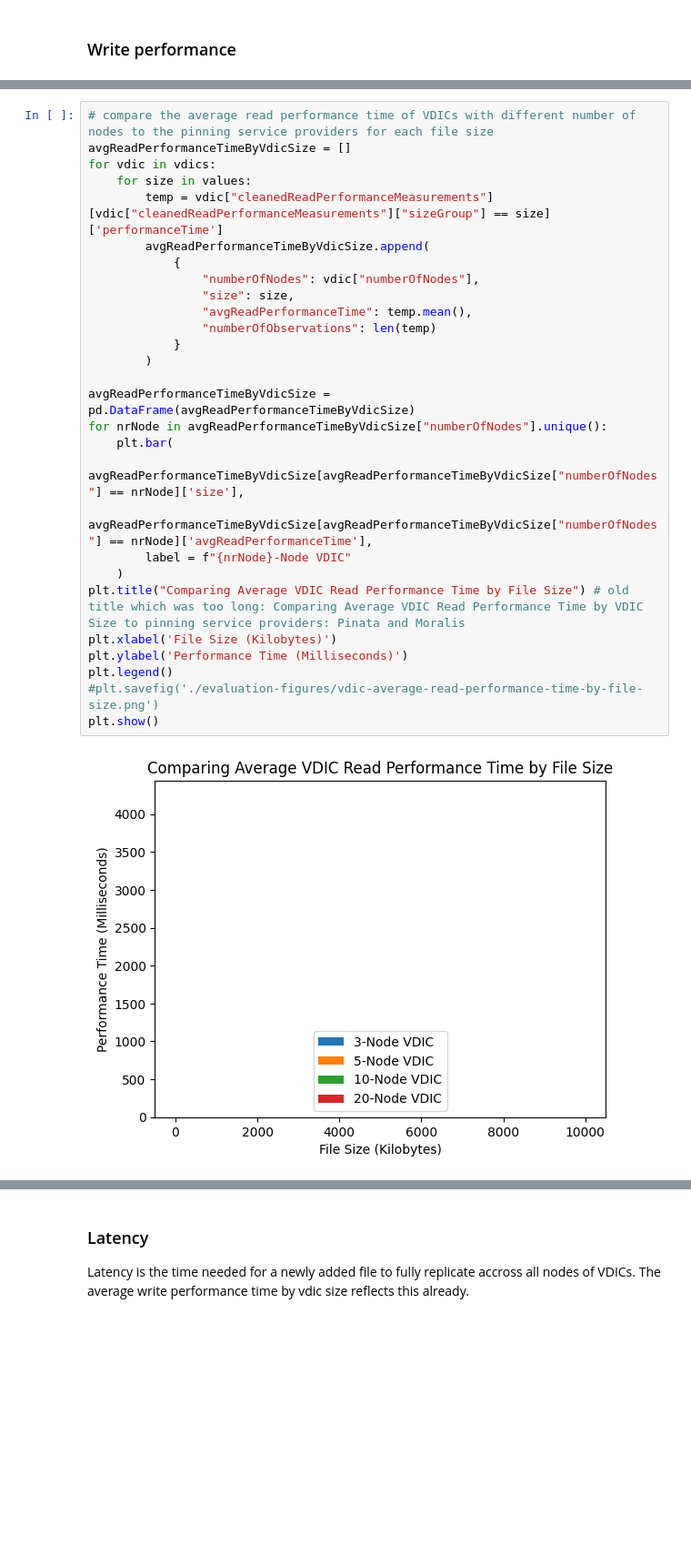
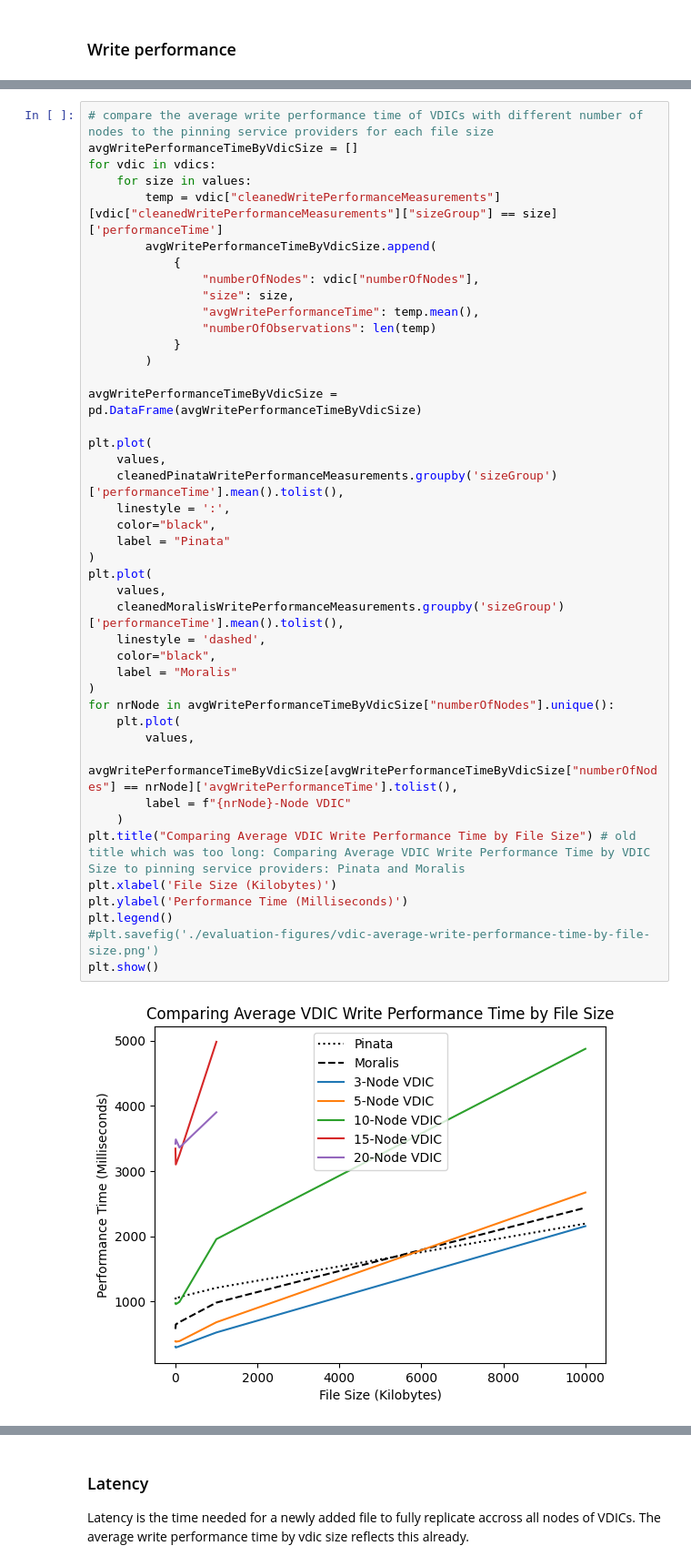
Before and after one commit to sid030sid/evaluation-vdic, a Jupyter notebook: evaluation.ipynb, the cells around one changed output, grey strips where cells are left out. Shown: that part at 91% size. Cells and saved outputs as stored; diff of their text form; blank space fills up the shorter version.

Commit message:
re-run test for 15-node vdic, and re-did evaluation

```diff
--- a/evaluation.ipynb
+++ b/evaluation.ipynb
@@ -434,30 +423,45 @@ Name: numberOfObservations, dtype: int64
 # %%
-# compare the average read performance time of VDICs with different number of nodes to the pinning service providers for each file size
-avgReadPerformanceTimeByVdicSize = []
+# compare the average write performance time of VDICs with different number of nodes to the pinning service providers for each file size
+avgWritePerformanceTimeByVdicSize = []
 for vdic in vdics:
     for size in values:
-        temp = vdic["cleanedReadPerformanceMeasurements"][vdic["cleanedReadPerformanceMeasurements"]["sizeGroup"] == size]['performanceTime']
-        avgReadPerformanceTimeByVdicSize.append(
+        temp = vdic["cleanedWritePerformanceMeasurements"][vdic["cleanedWritePerformanceMeasurements"]["sizeGroup"] == size]['performanceTime']
+        avgWritePerformanceTimeByVdicSize.append(
             {
                 "numberOfNodes": vdic["numberOfNodes"],
                 "size": size,
-                "avgReadPerformanceTime": temp.mean(),
+                "avgWritePerformanceTime": temp.mean(),
                 "numberOfObservations": len(temp)
             }
         )
 
-avgReadPerformanceTimeByVdicSize = pd.DataFrame(avgReadPerformanceTimeByVdicSize)
-for nrNode in avgReadPerformanceTimeByVdicSize["numberOfNodes"].unique():
-    plt.bar(
-        avgReadPerformanceTimeByVdicSize[avgReadPerformanceTimeByVdicSize["numberOfNodes"] == nrNode]['size'],
-        avgReadPerformanceTimeByVdicSize[avgReadPerformanceTimeByVdicSize["numberOfNodes"] == nrNode]['avgReadPerformanceTime'],
+avgWritePerformanceTimeByVdicSize = pd.DataFrame(avgWritePerformanceTimeByVdicSize)
+
+plt.plot(
+    values,
+    cleanedPinataWritePerformanceMeasurements.groupby('sizeGroup')['performanceTime'].mean().tolist(),
+    linestyle = ':',
+    color="black",
+    label = "Pinata"
+)
+plt.plot(
+    values,
+    cleanedMoralisWritePerformanceMeasurements.groupby('sizeGroup')['performanceTime'].mean().tolist(),
+    linestyle = 'dashed',
+    color="black",
+    label = "Moralis"
+)
+for nrNode in avgWritePerformanceTimeByVdicSize["numberOfNodes"].unique():
+    plt.plot(
+        values,
+        avgWritePerformanceTimeByVdicSize[avgWritePerformanceTimeByVdicSize["numberOfNodes"] == nrNode]['avgWritePerformanceTime'].tolist(),
         label = f"{nrNode}-Node VDIC"
     )
-plt.title("Comparing Average VDIC Read Performance Time by File Size") # old title which was too long: Comparing Average VDIC Read Performance Time by VDIC Size to pinning service providers: Pinata and Moralis
+plt.title("Comparing Average VDIC Write Performance Time by File Size") # old title which was too long: Comparing Average VDIC Write Performance Time by VDIC Size to pinning service providers: Pinata and Moralis
 plt.xlabel('File Size (Kilobytes)')
 plt.ylabel('Performance Time (Milliseconds)')
 plt.legend()
-#plt.savefig('./evaluation-figures/vdic-average-read-performance-time-by-file-size.png')
+#plt.savefig('./evaluation-figures/vdic-average-write-performance-time-by-file-size.png')
 plt.show()
 # %% [output]
-[figure, old version]
+[figure, new version]
```
Also changed, not shown: parts of 8 cells of this notebook, 9 other files.
